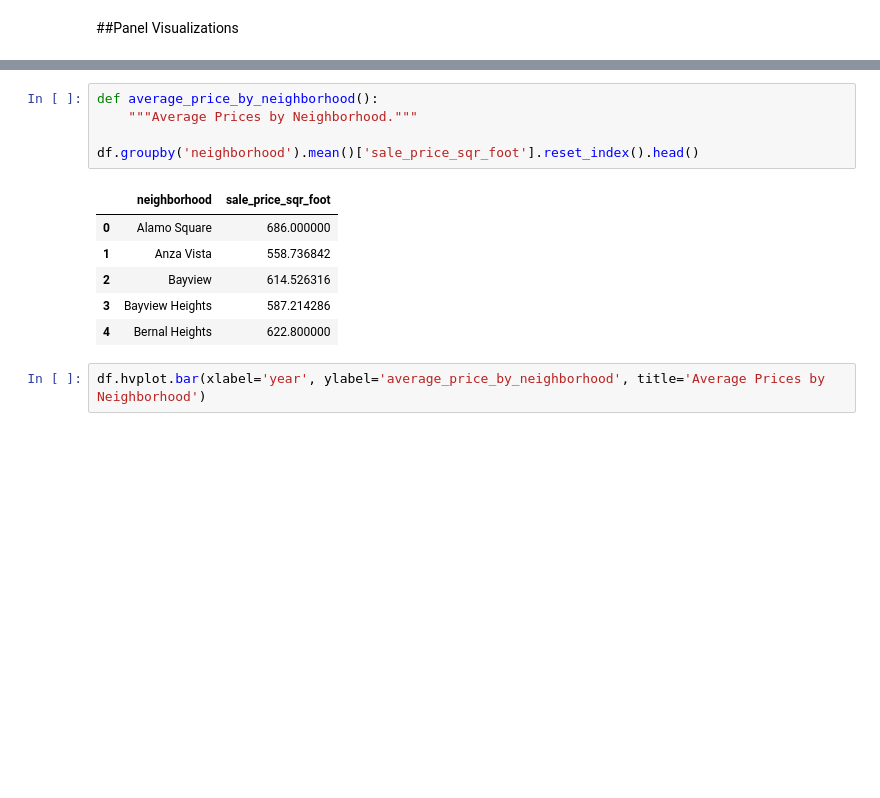
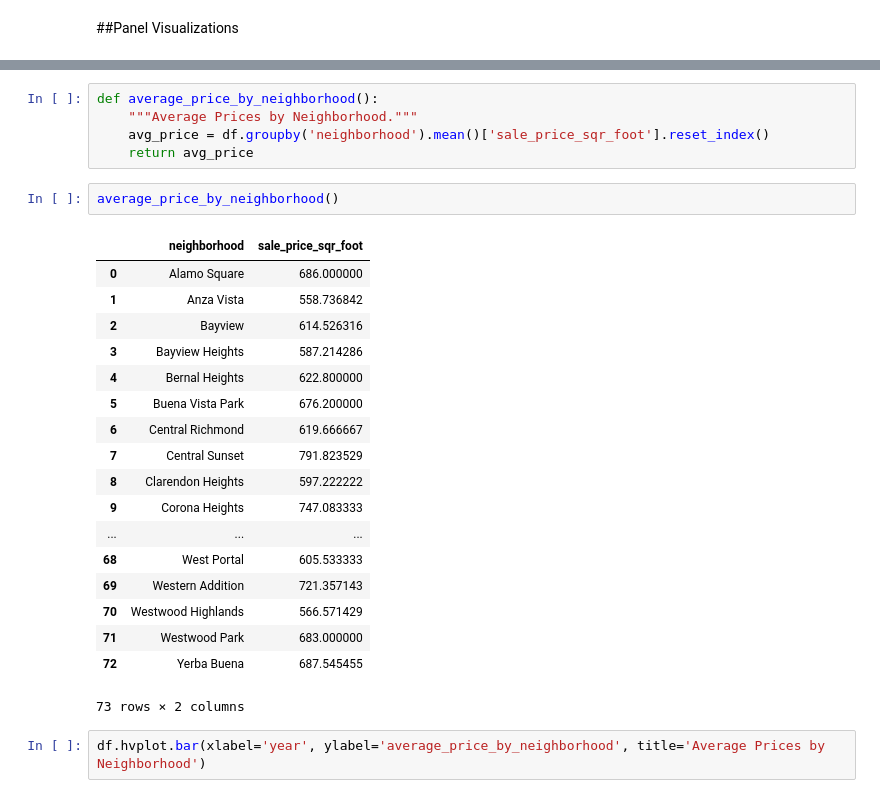
Before and after one commit to pankajrampa/pyviz-assignment2, a Jupyter notebook: assignment3.ipynb, the cells around one changed output, grey strips where cells are left out. Drawn from its saved outputs; the diff is of its cells as text; blank space fills up the shorter version.

```diff
--- a/assignment3.ipynb
+++ b/assignment3.ipynb
@@ -143,15 +160,29 @@ df.hvplot.bar(xlabel='year', ylabel='average_sale_price', title='Average Sales P
 # %%
 def average_price_by_neighborhood():
     """Average Prices by Neighborhood."""
-
-df.groupby('neighborhood').mean()['sale_price_sqr_foot'].reset_index().head()
+    avg_price = df.groupby('neighborhood').mean()['sale_price_sqr_foot'].reset_index()
+    return avg_price
-# %% [output]
-|  | neighborhood | sale_price_sqr_foot |
-| 0 | Alamo Square | 686.000000 |
-| 1 | Anza Vista | 558.736842 |
-| 2 | Bayview | 614.526316 |
-| 3 | Bayview Heights | 587.214286 |
-| 4 | Bernal Heights | 622.800000 |
+# %%
+average_price_by_neighborhood()
+# %% [output]
+|  | neighborhood | sale_price_sqr_foot |
+| 0 | Alamo Square | 686.000000 |
+| 1 | Anza Vista | 558.736842 |
+| 2 | Bayview | 614.526316 |
+| 3 | Bayview Heights | 587.214286 |
+| 4 | Bernal Heights | 622.800000 |
+| 5 | Buena Vista Park | 676.200000 |
+| 6 | Central Richmond | 619.666667 |
+| 7 | Central Sunset | 791.823529 |
+| 8 | Clarendon Heights | 597.222222 |
+| 9 | Corona Heights | 747.083333 |
+| ... | ... | ... |
+| 68 | West Portal | 605.533333 |
+| 69 | Western Addition | 721.357143 |
+| 70 | Westwood Highlands | 566.571429 |
+| 71 | Westwood Park | 683.000000 |
+| 72 | Yerba Buena | 687.545455 |
+73 rows × 2 columns
 # %%
 df.hvplot.bar(xlabel='year', ylabel='average_price_by_neighborhood', title='Average Prices by Neighborhood')
 # %% [output]
```
Also changed, not shown: parts of 8 cells of this notebook.
